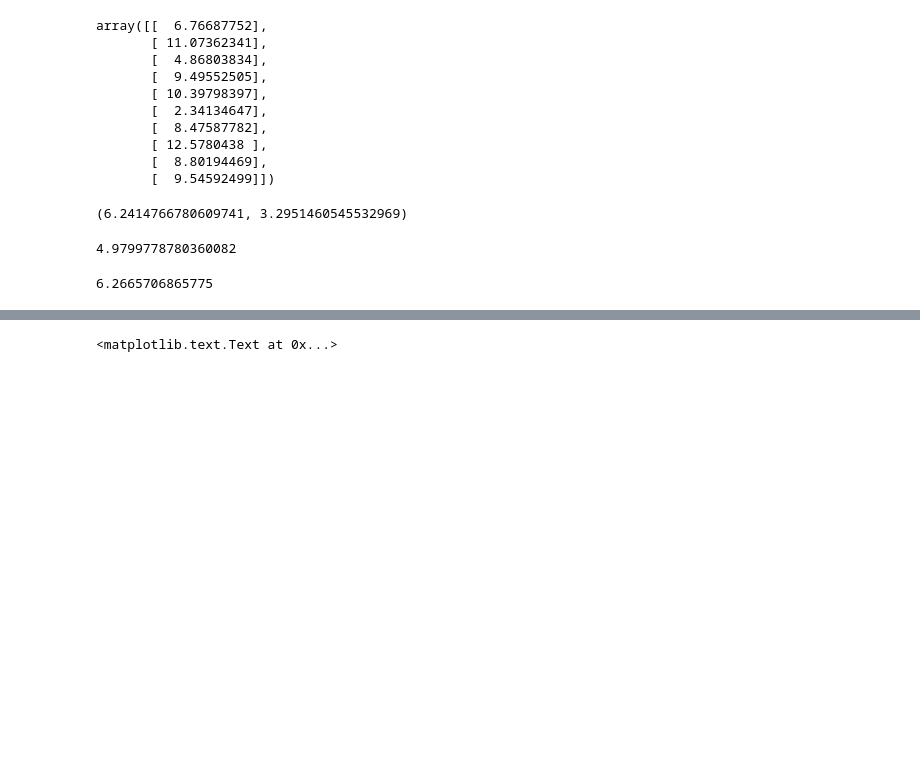
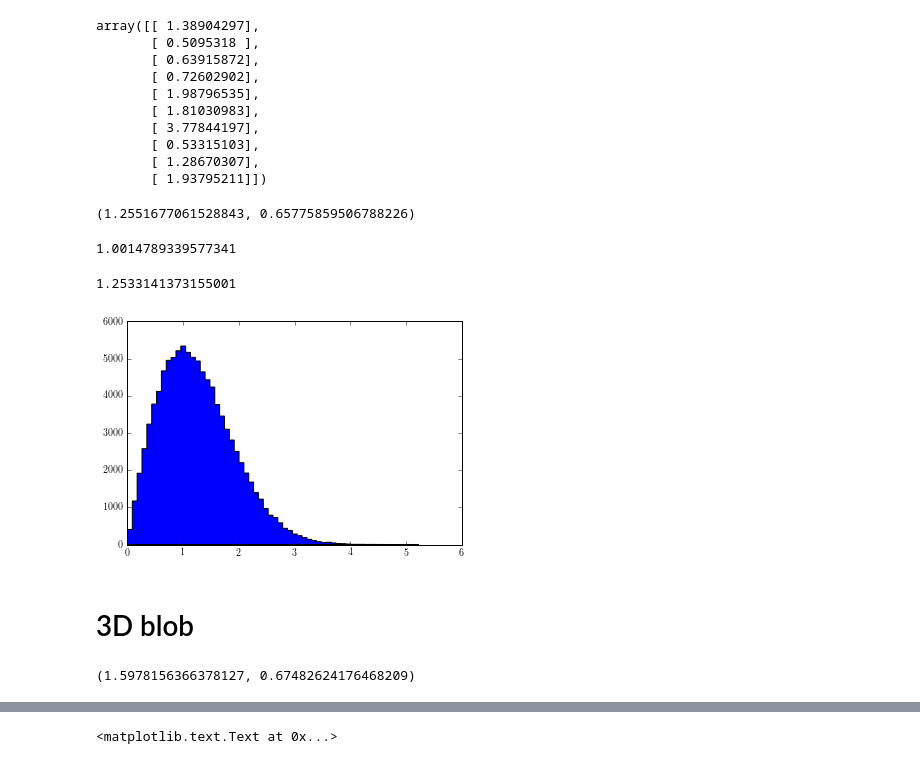
Before and after one commit to colettace/DataAnalyses, a Jupyter notebook: statistics/StandardDeviationExplanation.ipynb, the cells around one changed output, grey strips where cells are left out. Cells and saved outputs as stored; diff of their text form; code cells hidden in the pictures; blank space fills up the shorter version.

```diff
--- a/statistics/StandardDeviationExplanation.ipynb
+++ b/statistics/StandardDeviationExplanation.ipynb
@@ -8,6 +8,6 @@ rc('font', family='serif')
 # %%
 import numpy as np
 # %%
-num_points = 10000
+num_points = 100000
 # %%
 from math import pi, sqrt
@@ -59,5 +63,5 @@ np.array( (annulus_dists < 5 ), dtype=int ).sum()
 # %%
-blob_coords = normal( 0, 5, (num_points, 2))
+blob_coords = normal( 0, 1, (num_points, 2))
 # %%
 blob_coords.shape
 # %% [output]
@@ -67,25 +71,31 @@ blob_dists = cdist( blob_coords, np.array( [[0,0]]) )
 # %%
 blob_dists[:10]
 # %% [output]
-array([[  6.76687752],
-       [ 11.07362341],
-       [  4.86803834],
-       [  9.49552505],
-       [ 10.39798397],
-       [  2.34134647],
-       [  8.47587782],
-       [ 12.5780438 ],
-       [  8.80194469],
-       [  9.54592499]])
+array([[ 1.38904297],
+       [ 0.5095318 ],
+       [ 0.63915872],
+       [ 0.72602902],
+       [ 1.98796535],
+       [ 1.81030983],
+       [ 3.77844197],
+       [ 0.53315103],
+       [ 1.28670307],
+       [ 1.93795211]])
 # %%
 blob_dists.mean(), blob_dists.std()
 # %% [output]
-(6.2414766780609741, 3.2951460545532969)
+(1.2551677061528843, 0.65775859506788226)
 # %%
 blob_dists.mean() / sqrt( pi) * sqrt(2)
 # %% [output]
-4.9799778780360082
+1.0014789339577341
 # %%
-5 *  sqrt( pi) / sqrt(2)
+sqrt( pi) / sqrt(2)
 # %% [output]
-6.2665706865775
+1.2533141373155001
+# %%
+out = plt.hist( blob_dists, 60,  histtype='stepfilled')
+# %% [output]
+[figure, added]
+# %% [markdown]
+# 3D blob
@@ -91,0 +106,4 @@ blob_dists.mean() / sqrt( pi) * sqrt(2)
+# %%
+blob_dists_3.mean(), blob_dists_3.std()
+# %% [output]
+(1.5978156366378127, 0.67482624176468209)
```
Also changed, not shown: parts of 30 cells of this notebook, 1 other file.
